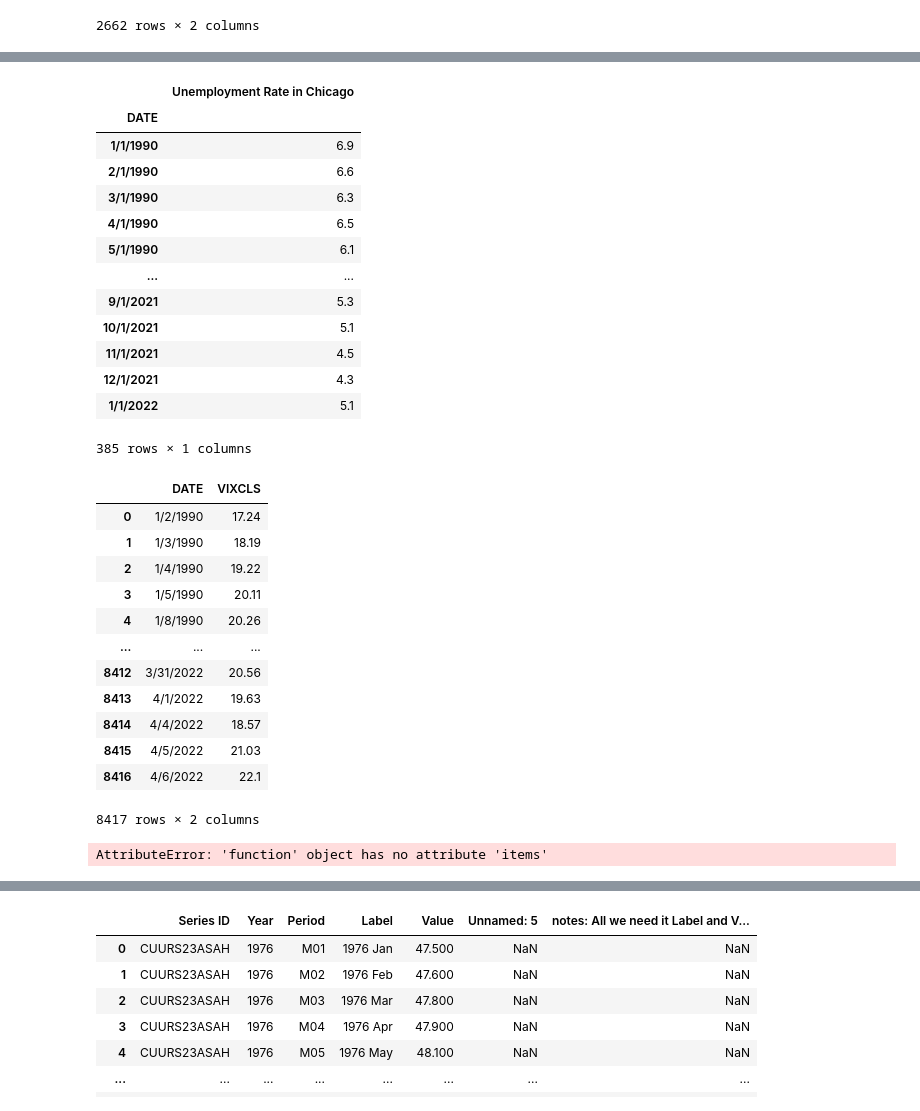
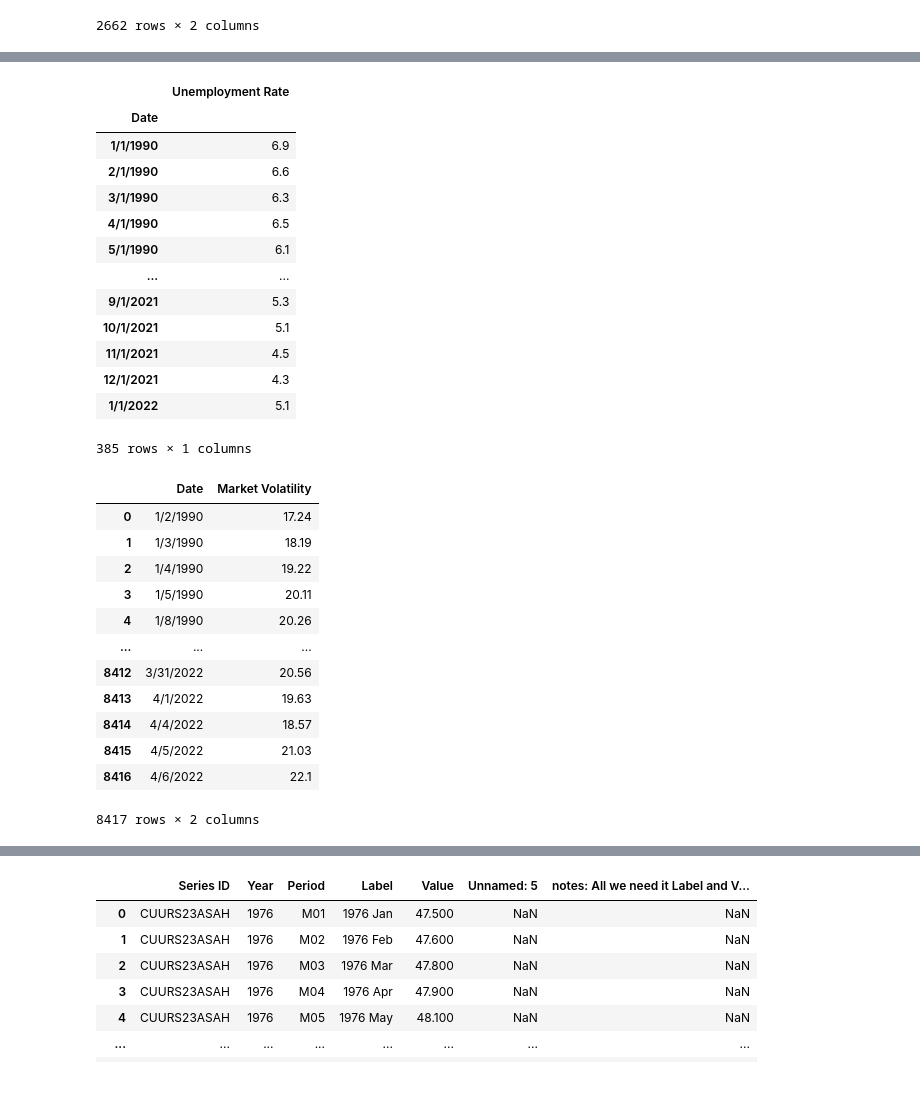
Before and after one commit to oh-be/project4, a Jupyter notebook: Features Datasets/Features.ipynb, the cells around one changed output, grey strips where cells are left out. Cells and saved outputs as stored; diff of their text form; code cells hidden in the pictures.

```diff
--- a/Features Datasets/Features.ipynb
+++ b/Features Datasets/Features.ipynb
@@ -146,14 +148,15 @@ pi_df
 # %%
 #  Import and read the Unemployment Rate in Chicago.csv.
 import pandas as pd
 unem_df = pd.read_csv("Unemployment Rate in Chicago.csv")
 unem_df.drop(unem_df.index[unem_df['DATE'] == '2/1/2022'], inplace=True)
-unem_df = unem_df.set_index('DATE')
+unem_df.rename(columns = {'Unemployment Rate in Chicago':'Unemployment Rate', 'DATE': 'Date'}, inplace = True)
+unem_df = unem_df.set_index('Date')
 unem_df
 #1/1/1990-2/1/2022 Monthly
 # %% [output]
-|  | Unemployment Rate in Chicago |
-| DATE |  |
+|  | Unemployment Rate |
+| Date |  |
 | 1/1/1990 | 6.9 |
 | 2/1/1990 | 6.6 |
 | 3/1/1990 | 6.3 |
@@ -170,10 +173,11 @@ unem_df
 #  Import and read the CBOE Volatility Index.csv.
 import pandas as pd
 cboe_df = pd.read_csv("CBOE Volatility Index.csv")
+cboe_df.rename(columns = {'VIXCLS':'Market Volatility', 'DATE':'Date'}, inplace = True)
 cboe_df
 #1/2/1990-4/6/2022 Daily
 # %% [output]
-|  | DATE | VIXCLS |
+|  | Date | Market Volatility |
 | 0 | 1/2/1990 | 17.24 |
 | 1 | 1/3/1990 | 18.19 |
 | 2 | 1/4/1990 | 19.22 |
@@ -186,26 +190,3 @@ cboe_df
 | 8415 | 4/5/2022 | 21.03 |
 | 8416 | 4/6/2022 | 22.1 |
 8417 rows × 2 columns
-# %%
-def cboe_w(state_new_cases):
-    first_Monday_found = False
-    week_case_count = 0
-    week_case_counts = []
-    for index, value in state_new_cases.items():
-        index_date = pd.to_datetime(index, format='%m/%d/%Y',
-                                    exact = False)
-        index_day_of_week = index_date.day_name()
-        if not first_Monday_found and index_day_of_week != 'Monday':
-            continue
-        first_Monday_found = True
-        week_case_count += value
-        if index_day_of_week == 'Sunday':
-            week_case_counts.append(week_case_count)
-            week_case_count = 0
-    return week_case_counts
-
-# converting list to DataFrame object
-new_cases_weekly_total_method_1 = pd.DataFrame(cboe_w(cboe_df))
-display(new_cases_weekly_total_method_1.tail(5))
-# %% [output]
-AttributeError: 'function' object has no attribute 'items'
```
Also changed, not shown: parts of 12 cells of this notebook, 1 other file.
